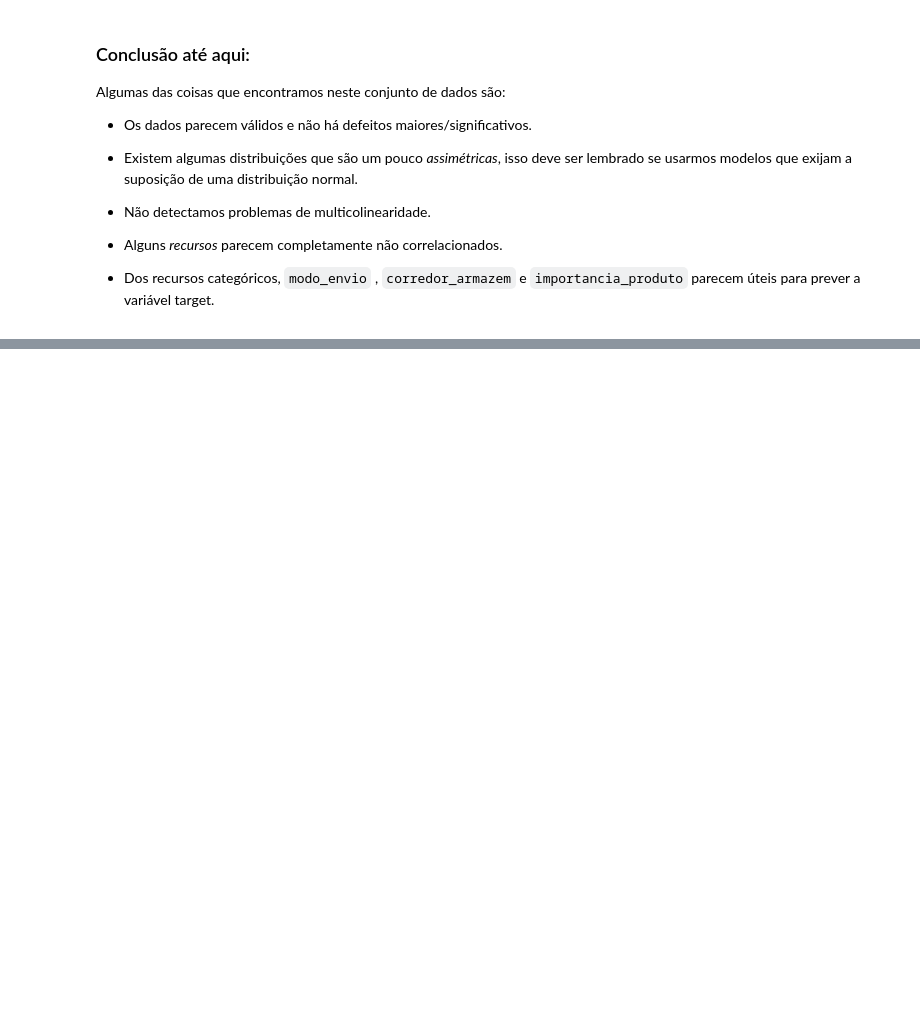
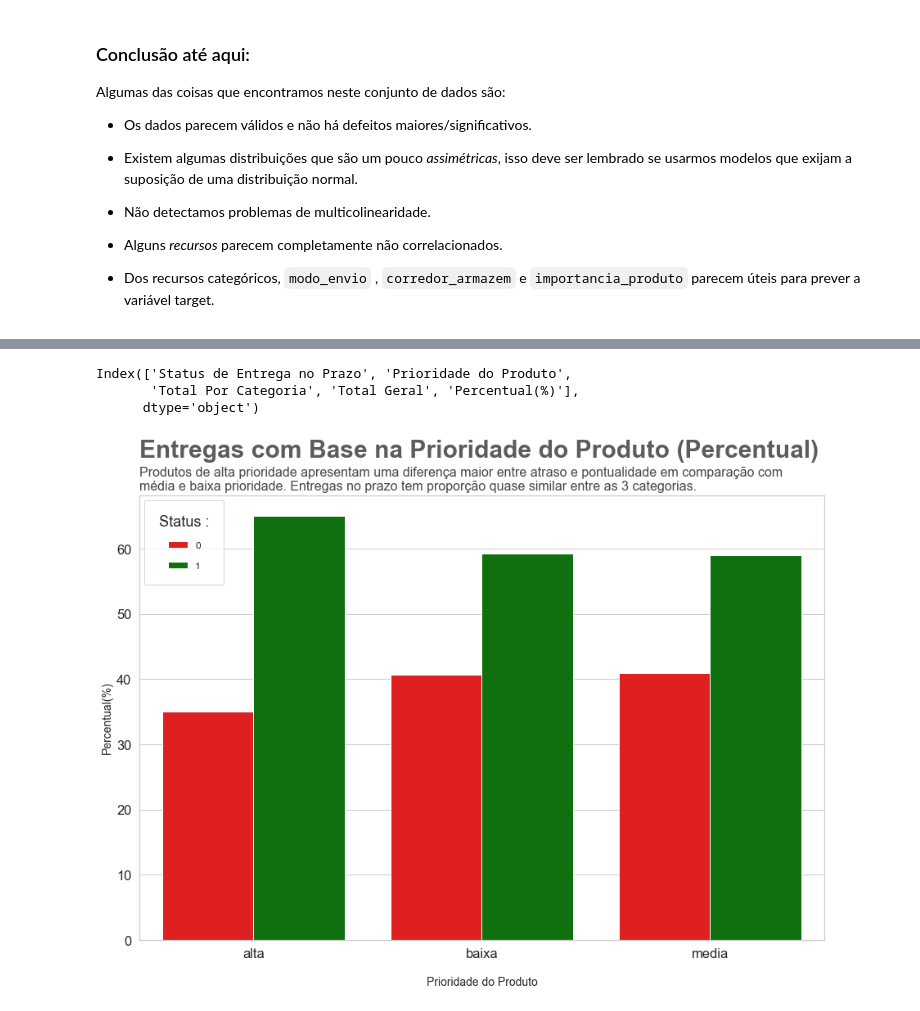
Before and after one commit to sandromzljr/Analise-Exploratoria-Dados, a Jupyter notebook: eda.ipynb, the cells around one changed output, grey strips where cells are left out. Saved outputs shown, nothing was run; the diff lists cells and outputs as text; code cells hidden in the pictures; blank space fills up the shorter version.

```diff
--- a/eda.ipynb
+++ b/eda.ipynb
@@ -405,0 +663,5 @@ Algumas das coisas que encontramos neste conjunto de dados são:
+# %%
+# Mesclando os dados do group11 com o group14 pela coluna 'prioridade_produto'
+
+df_group15 = df_group11.merge(df_group14, on = 'prioridade_produto')
+df_group15
@@ -405,0 +704,12 @@ Algumas das coisas que encontramos neste conjunto de dados são:
+# %%
+# Calculando o percentual das colunas ID_x e ID_y
+
+df_group15['Percentual(%)'] = df_group15['ID_x'] / df_group15['ID_y'] * 100
+
+# Renomeando às colunas
+
+df_group15.columns = ['Status de Entrega no Prazo',
+                      'Prioridade do Produto',
+                      'Total Por Categoria',
+                      'Total Geral',
+                      'Percentual(%)']
@@ -405,0 +773,37 @@ Algumas das coisas que encontramos neste conjunto de dados são:
+# %%
+df_group15.columns
+# %% [output]
+Index(['Status de Entrega no Prazo', 'Prioridade do Produto',
+       'Total Por Categoria', 'Total Geral', 'Percentual(%)'],
+      dtype='object')
+# %%
+# Gráfico 2 - Análise em Valores Percentuais
+plt.figure(figsize = (15,10))
+chart = sns.barplot(x = 'Prioridade do Produto',
+                    y = 'Percentual(%)',
+                    data = df_group15,
+                    hue = 'Status de Entrega no Prazo',
+                    palette = ["red","green"])
+sns.set(font_scale = 1.5)
+sns.set_style('whitegrid')
+sns.set_palette('prism')
+chart.set_xlabel("\nPrioridade do Produto", fontsize = 14)
+chart.set_ylabel("Percentual(%)", fontsize = 14)
+plt.legend(loc = 'upper left',
+           borderpad = 1.5,
+           labelspacing = 1.2,
+           fontsize = 12,
+           title = 'Status :')
+chart.text(x = -0.5,
+           y = 74,
+           s = "Entregas com Base na Prioridade do Produto (Percentual)",
+           fontsize = 30,
+           weight = 'bold',
+           alpha = .75)
+chart.text(x = -0.5,
+           y = 69,
+           s = 'Produtos de alta prioridade apresentam uma diferença maior entre atraso e pontualidade em comparação com \nmédia e baixa prioridade. Entregas no prazo tem proporção quase similar entre as 3 categorias.',
+           fontsize = 16,
+           alpha = .85);
+# %% [output]
+[figure, added]
```
Also changed, not shown: parts of 36 cells of this notebook.
